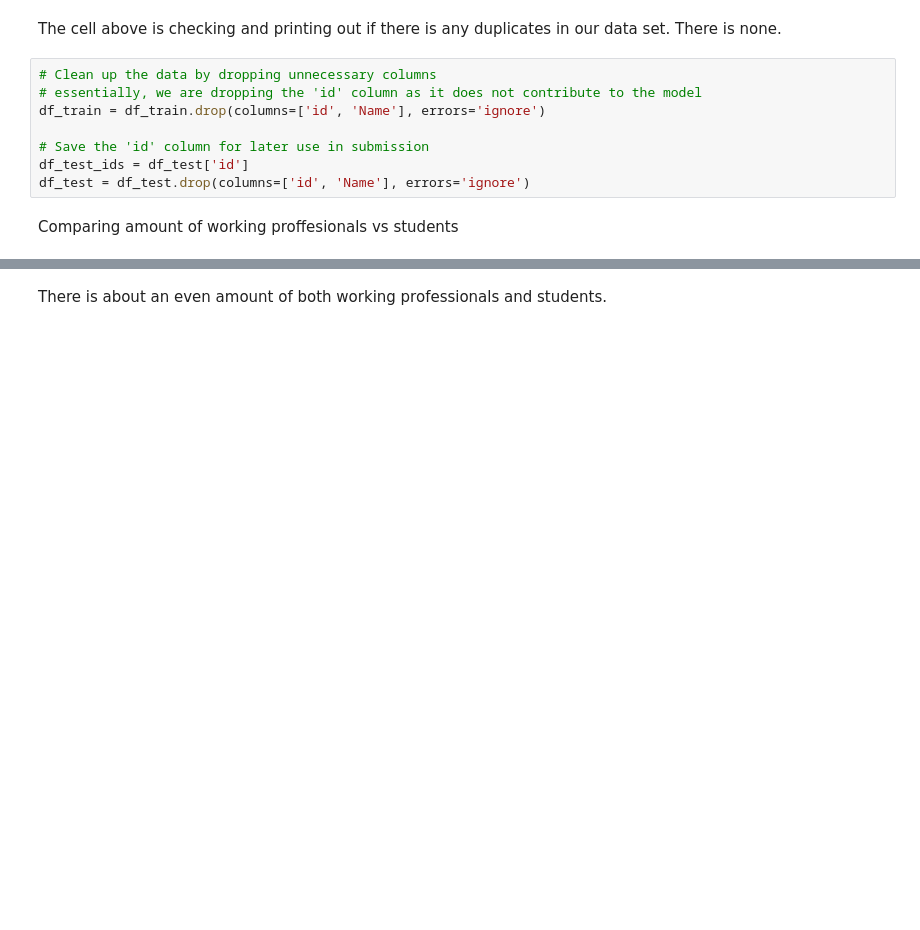
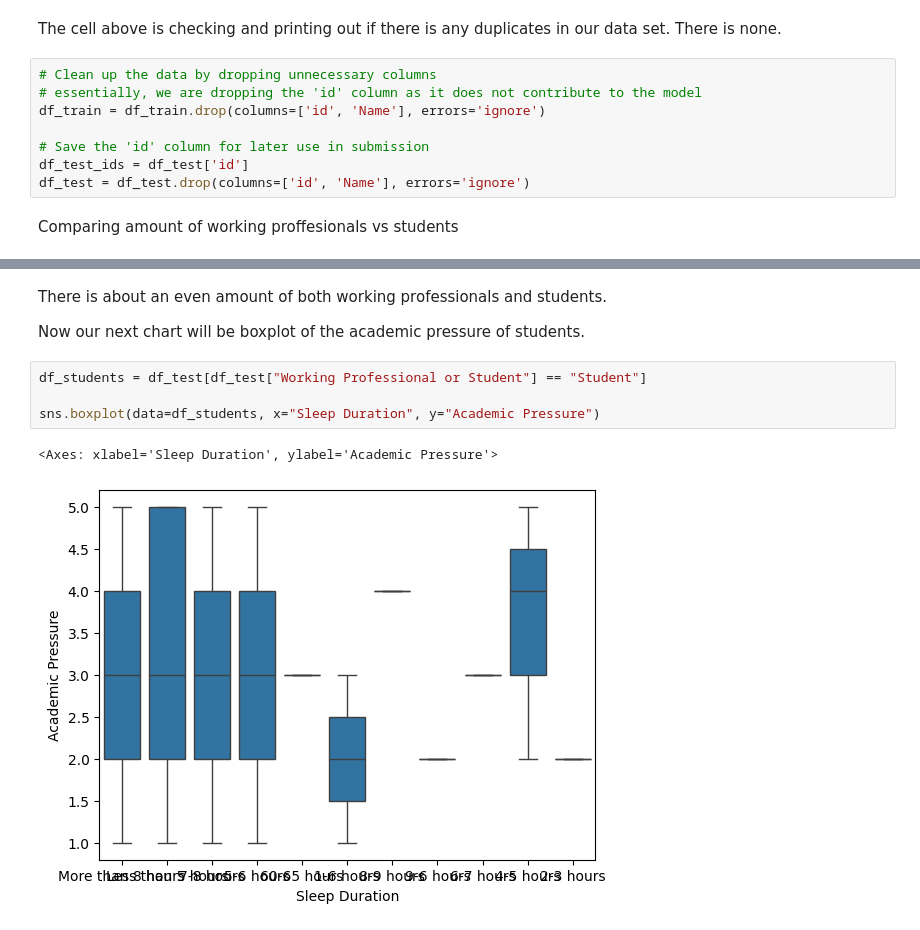
Before and after one commit to angiem25/PredictMentalHealth, a Jupyter notebook: test.ipynb, the cells around one changed output, grey strips where cells are left out. Saved outputs shown, nothing was run; the diff lists cells and outputs as text; blank space fills up the shorter version.

Commit message:
comparing students academic pressure and sleep

```diff
--- a/test.ipynb
+++ b/test.ipynb
@@ -131,3 +131,12 @@ sns.barplot(test["Working Professional or Student"])
 [figure]
 # %% [markdown]
 There is about an even amount of both working professionals and students.
+
+Now our next chart will be boxplot of the academic pressure of students.
+# %%
+df_students = df_test[df_test["Working Professional or Student"] == "Student"]
+
+sns.boxplot(data=df_students, x="Sleep Duration", y="Academic Pressure")
+# %% [output]
+<Axes: xlabel='Sleep Duration', ylabel='Academic Pressure'>
+[figure, added]
```
Also changed, not shown: parts of 1 cell of this notebook.
